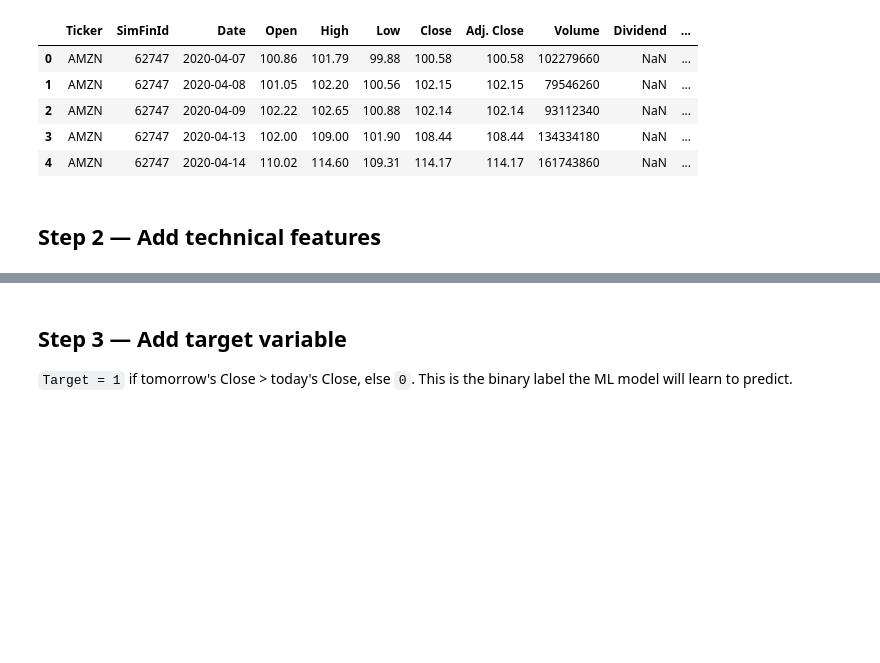
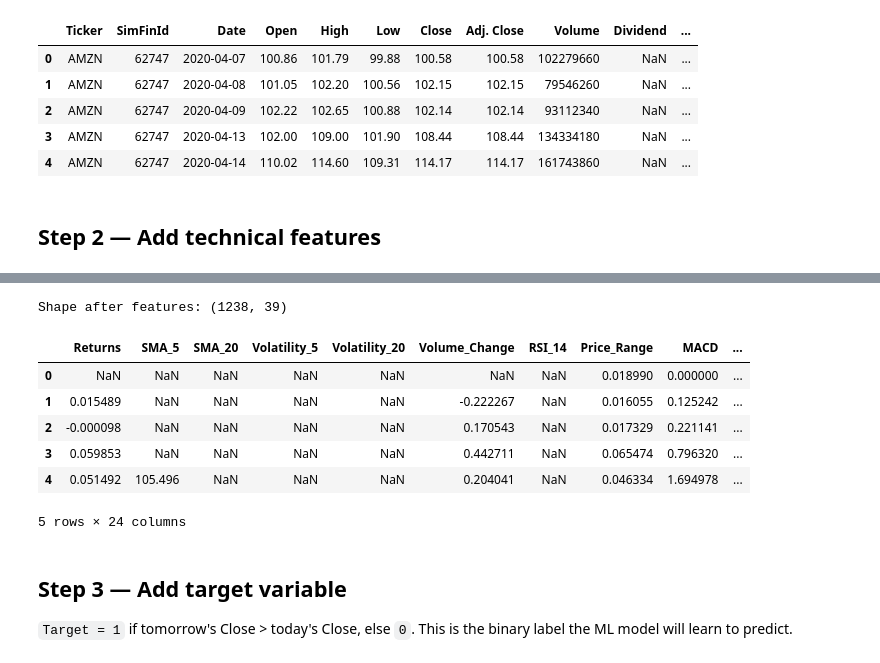
Before and after one commit to teresaghirardi-hub/group_assignment_group_2, a Jupyter notebook: notebooks/etl.ipynb, the cells around one changed output, grey strips where cells are left out. Drawn from its saved outputs; the diff is of its cells as text; code cells hidden in the pictures; blank space fills up the shorter version.

```diff
--- a/notebooks/etl.ipynb
+++ b/notebooks/etl.ipynb
@@ -8,7 +8,7 @@ import pandas as pd
 
 # ── Paths ──────────────────────────────────────────────────────────
 # Edit INPUT_PATH to where you put the SimFin bulk download files
-INPUT_PATH = "us-shareprices-daily.csv"
+INPUT_PATH = "../data/raw/us-shareprices-daily.csv"
 OUTPUT_DIR = "../data/processed"
 
 os.makedirs(OUTPUT_DIR, exist_ok=True)
@@ -130,3 +145,31 @@ Shape after features: (1218, 19)
+# %%
+FEATURE_COLS = [
+    # Original
+    "Returns", "SMA_5", "SMA_20", "Volatility_5", "Volatility_20",
+    "Volume_Change", "RSI_14", "Price_Range",
+    # New
+    "MACD", "MACD_Signal", "MACD_Hist",
+    "BB_Width", "BB_Position",
+    "Momentum_10", "Momentum_20",
+    "ATR_Ratio",
+    "Return_Lag1", "Return_Lag2", "Return_Lag3", "Return_Lag5",
+    "Volume_Ratio",
+    "DayOfWeek",
+    "Dist_SMA_5", "Dist_SMA_20",
+]
+
+df_amzn = add_technical_features(df_amzn)
+print(f"Shape after features: {df_amzn.shape}")
+df_amzn[FEATURE_COLS].head()
+# %% [output]
+Shape after features: (1238, 39)
+|  | Returns | SMA_5 | SMA_20 | Volatility_5 | Volatility_20 | Volume_Change | RSI_14 | Price_Range | MACD | ... |
+| 0 | NaN | NaN | NaN | NaN | NaN | NaN | NaN | 0.018990 | 0.000000 | ... |
+| 1 | 0.015489 | NaN | NaN | NaN | NaN | -0.222267 | NaN | 0.016055 | 0.125242 | ... |
+| 2 | -0.000098 | NaN | NaN | NaN | NaN | 0.170543 | NaN | 0.017329 | 0.221141 | ... |
+| 3 | 0.059853 | NaN | NaN | NaN | NaN | 0.442711 | NaN | 0.065474 | 0.796320 | ... |
+| 4 | 0.051492 | 105.496 | NaN | NaN | NaN | 0.204041 | NaN | 0.046334 | 1.694978 | ... |
+5 rows × 24 columns
 # %% [markdown]
 ## Step 3 — Add target variable
 `Target = 1` if tomorrow's Close > today's Close, else `0`.
```
Also changed, not shown: parts of 8 cells of this notebook, 50 other files.
